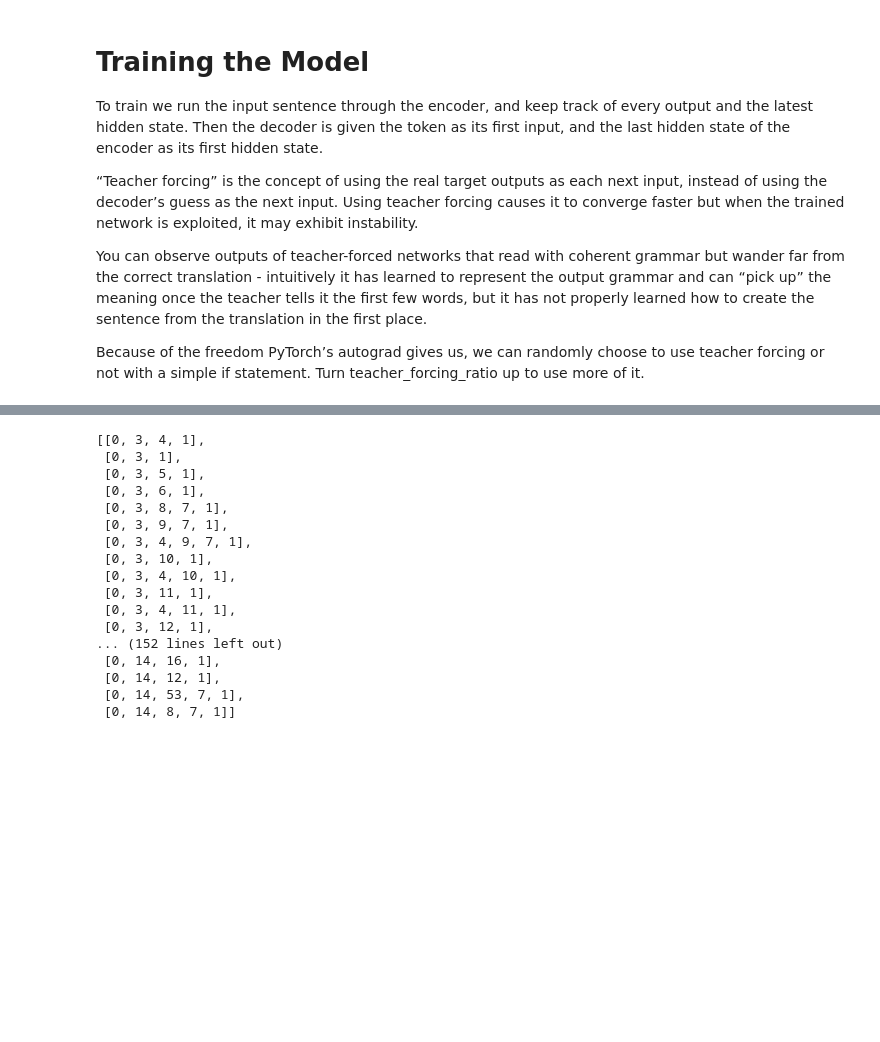
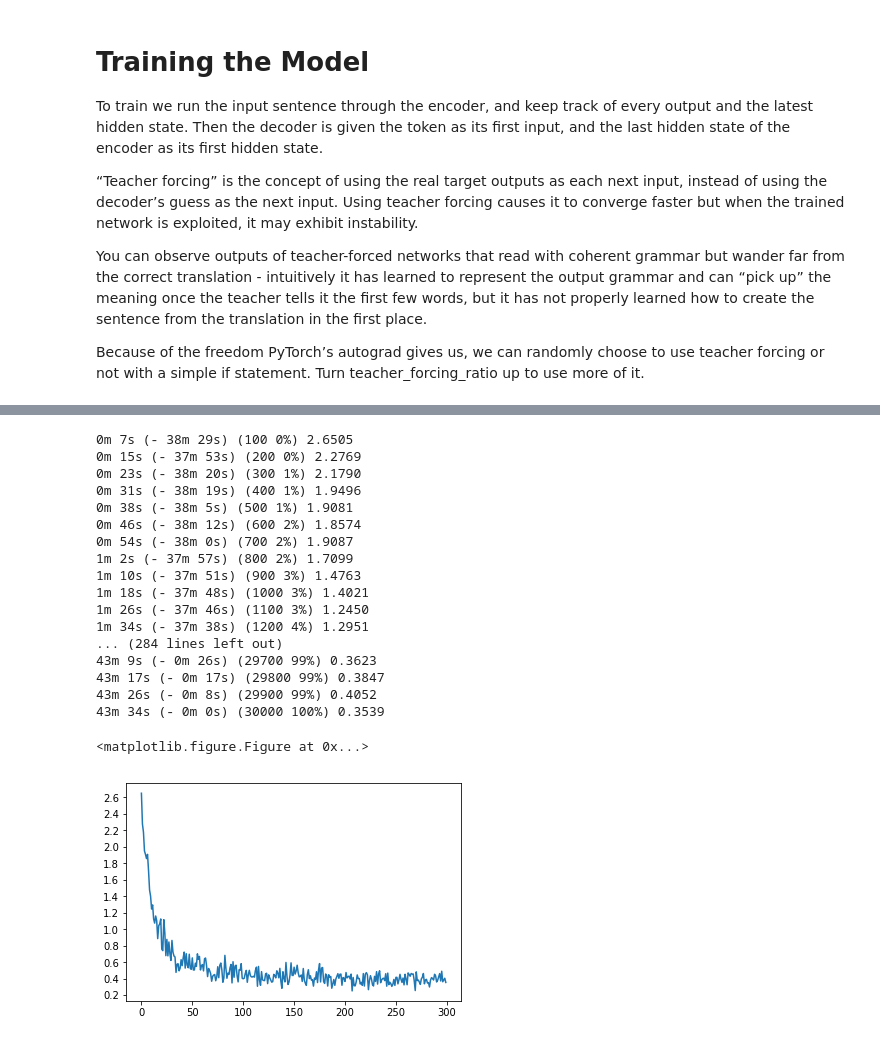
Before and after one commit to alvations/kopitiam, a Jupyter notebook: Kopitiam.ipynb, the cells around one changed output, grey strips where cells are left out. Cells and saved outputs as stored; diff of their text form; code cells hidden in the pictures; blank space fills up the shorter version.

```diff
--- a/Kopitiam.ipynb
+++ b/Kopitiam.ipynb
@@ -130,3 +165,9 @@ First English sentence: [0, 3, 4, 6, 5, 1]
+# %%
+# Prepare the whole training corpus.
+singlish_tensors = kopitiam['Local Terms'].apply(lambda s: variable_from_sent(s, singlish_vocab))
+english_tensors = kopitiam['Meaning'].apply(lambda s: variable_from_sent(s, english_vocab))
+
+sent_pairs = list(zip(singlish_tensors, english_tensors))
 # %% [markdown]
 The Seq2Seq Model
 ====
@@ -303,22 +348,17 @@ Singlish = [START] + kopitiam['Local Terms'].apply(str.lower).apply(word_tokeniz
-# %%
-english_vocab = Dictionary([['<s>'], ['</s>'], ['UNK']])
-english_vocab.add_documents(Singlish)
-[english_vocab.doc2idx(sent) for sent in Singlish]
-# %% [output]
-[[0, 3, 4, 1],
- [0, 3, 1],
- [0, 3, 5, 1],
- [0, 3, 6, 1],
- [0, 3, 8, 7, 1],
- [0, 3, 9, 7, 1],
- [0, 3, 4, 9, 7, 1],
- [0, 3, 10, 1],
- [0, 3, 4, 10, 1],
- [0, 3, 11, 1],
- [0, 3, 4, 11, 1],
- [0, 3, 12, 1],
-... (152 lines left out)
- [0, 14, 16, 1],
- [0, 14, 12, 1],
- [0, 14, 53, 7, 1],
- [0, 14, 8, 7, 1]]
+# %%
+import time
+import math
+
+
+def asMinutes(s):
+    m = math.floor(s / 60)
+    s -= m * 60
+    return '%dm %ds' % (m, s)
+
+
+def timeSince(since, percent):
+    now = time.time()
+    s = now - since
+    es = s / (percent)
+    rs = es - s
+    return '%s (- %s)' % (asMinutes(s), asMinutes(rs))
@@ -324,0 +416,33 @@ english_vocab.add_documents(Singlish)
+# %%
+hidden_size = 500
+
+singlish_vocab
+encoder1 = EncoderRNN(len(singlish_vocab), hidden_size)
+attn_decoder1 = DecoderRNN(hidden_size, len(english_vocab))
+
+
+if use_cuda:
+    encoder1 = encoder1.cuda()
+    attn_decoder1 = attn_decoder1.cuda()
+
+train(encoder1, attn_decoder1, 30000, print_every=100)
+# %% [output]
+0m 7s (- 38m 29s) (100 0%) 2.6505
+0m 15s (- 37m 53s) (200 0%) 2.2769
+0m 23s (- 38m 20s) (300 1%) 2.1790
+0m 31s (- 38m 19s) (400 1%) 1.9496
+0m 38s (- 38m 5s) (500 1%) 1.9081
+0m 46s (- 38m 12s) (600 2%) 1.8574
+0m 54s (- 38m 0s) (700 2%) 1.9087
+1m 2s (- 37m 57s) (800 2%) 1.7099
+1m 10s (- 37m 51s) (900 3%) 1.4763
+1m 18s (- 37m 48s) (1000 3%) 1.4021
+1m 26s (- 37m 46s) (1100 3%) 1.2450
+1m 34s (- 37m 38s) (1200 4%) 1.2951
+... (284 lines left out)
+43m 9s (- 0m 26s) (29700 99%) 0.3623
+43m 17s (- 0m 17s) (29800 99%) 0.3847
+43m 26s (- 0m 8s) (29900 99%) 0.4052
+43m 34s (- 0m 0s) (30000 100%) 0.3539
+<matplotlib.figure.Figure at 0x...>
+[figure, added]
```
Also changed, not shown: parts of 35 cells of this notebook, 3 other files.
